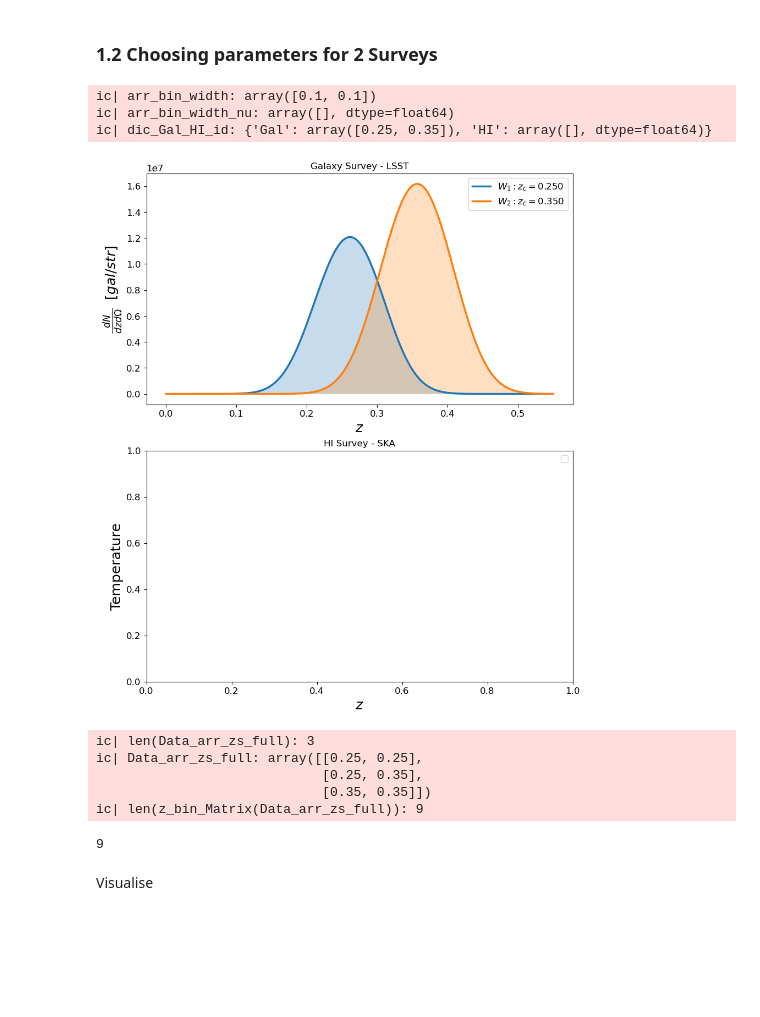
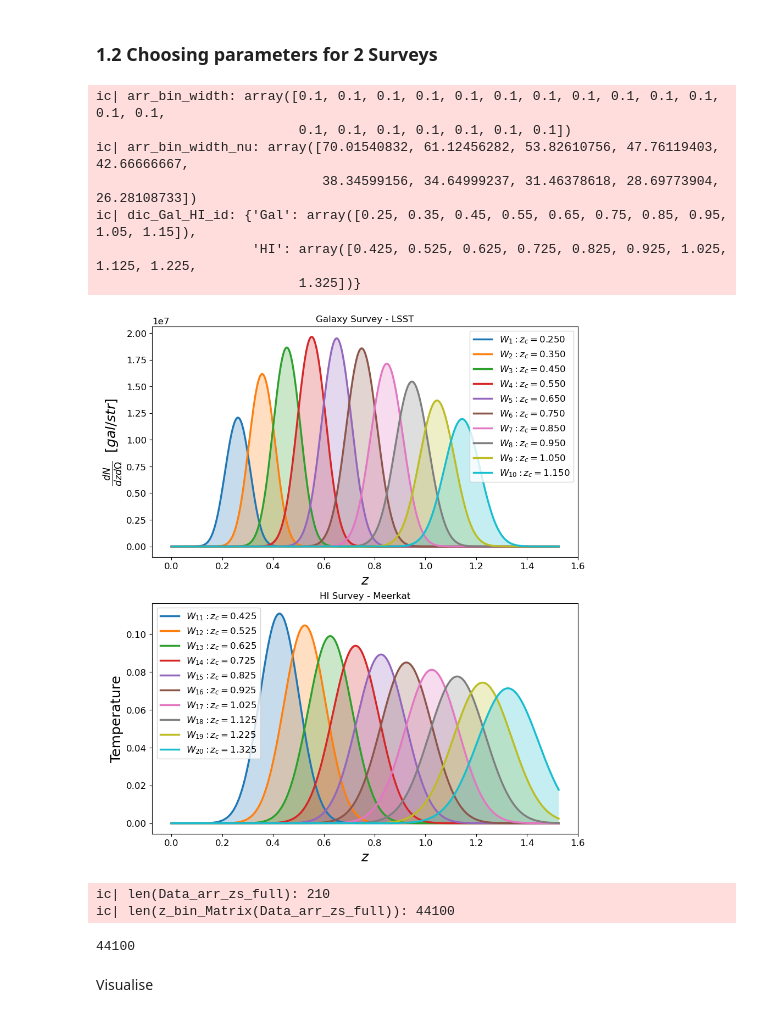
Before and after one commit to GreenTS27/Photo_Surveys-HI_IM-Fisher_Matrix, a Jupyter notebook: Fisher_Matrix_C_ell_vs_w_t.ipynb, the cells around one changed output. Cells and saved outputs as stored; diff of their text form; code cells hidden in the pictures; blank space fills up the shorter version.

```diff
--- a/Fisher_Matrix_C_ell_vs_w_t.ipynb
+++ b/Fisher_Matrix_C_ell_vs_w_t.ipynb
@@ -950,9 +928,9 @@ def Temp_HI(z):
     return 0.055919 + 0.23242 * z - 0.024136 * z**2
 
 
-arr_z_central_MK = np.array( [0.4501, 0.5501, 0.6501, 0.7501,
-                              0.8501, 0.9501, 1.0501, 1.1501,
-                              1.2501, 1.3501] )               # Im includig 4 decimal in the form X.X01, so that the z_c differ from the Gal. bins
+arr_z_central_MK = np.array( [0.425, 0.525, 0.625, 0.725,
+                              0.825, 0.925, 1.025, 1.125,
+                              1.225, 1.325] )               # Im includig 4 decimal in the form X.X01, so that the z_c differ from the Gal. bins
 bin_width_MK = 0.1
 nu_ref = 1420.0 # MHz, frequency of the HI line
 arr_nu_central_MK = nu_ref / (arr_z_central_MK+1)
@@ -1072,19 +1050,15 @@ ic| f_sky_SKA: 0.48481368110953593
 Survey_Gal = "LSST"
 
 ### HI Surveys
-# Survey_HI = "Meerkat"
-Survey_HI = "SKA"
+Survey_HI = "Meerkat"
+# Survey_HI = "SKA"
 
 ####################################### Survey parameters ###############################################
-N_bins_Gal = 2
-N_bins_HI  = 0
+N_bins_Gal = 10
+N_bins_HI  = 10
 
 dic_f_sky={}
 if Survey_Gal == "Euclid":
-    # bias_func_Gal = gal_bias_Euclid
-    # N_gal_value = N_gal_Euclid
-
-    # arr_z_central_Gal = arr_z_central_Euclid
     func_pz = pz_Euclid
     z0_value = z0_Euclid
     N_gal_value = np.sum(arr_ngal_bin_Euclid)
@@ -1095,8 +1069,6 @@ if Survey_Gal == "Euclid":
     dic_f_sky["Gal"] = f_sky_Euclid
 
 elif Survey_Gal == "DES":
-    # N_gal_value = N_gal_DES
-    # arr_z_central_Gal = arr_z_central_DES
     func_pz = pz_DES
     z0_value = z0_DES
     N_gal_value = np.sum(arr_ngal_bin_DES)
@@ -1106,7 +1078,6 @@ elif Survey_Gal == "DES":
     dic_f_sky["Gal"] = f_sky_DES
 
 elif Survey_Gal == "LSST":
-    # arr_z_central_Gal = arr_z_central_LSST_Y10
     func_pz = pz_LSST_Y10
     z0_value = z0_LSST_Y10
     N_gal_value = N_gal_LSST_Y10_str
@@ -1160,14 +1131,6 @@ for i in range(N_bins_Total):
         nu_1 = nu_ref / ((arr_z_central_HI[index_HI]-bin_width_HI/2) + 1)
         nu_2 = nu_ref / ((arr_z_central_HI[index_HI]+bin_width_HI/2) + 1)
         arr_bin_width_nu[index_HI] =  np.abs( nu_1 - nu_2 )
-        # if Survey_HI == "Meerkat":
-        #     arr_z_central[i] = arr_z_central_MK[index_HI]
-        #     arr_bin_width[i] = bin_width_MK
-        #     # arr_bin_width[i] = np.abs(arr_z_central_MK[index_HI] - arr_z_central_MK[index_HI+1])/2
-
-        #     arr_bin_width_nu[index_HI] = nu_ref / (bin_width_MK+1)
-        #     # arr_bin_width_nu[index_HI] = np.abs(arr_nu_central_MK[index_HI] - arr_nu_central_MK[index_HI+1])/2
-        # if Survey_HI == "SKA":
 
 ic(arr_bin_width)
 ic(arr_bin_width_nu)
@@ -1217,30 +1180,31 @@ Data_arr_zs_full= np.zeros( (int(N_bins_Total*(N_bins_Total+1)/2), 2) )   # The
 count = 0
 for i in range(N_bins_Total):
 
     z_c_i = arr_z_central[i]
     Data_arr_zs_auto[i] = np.array( [z_c_i, z_c_i] )
 
     for j in range( N_bins_Total -i ):
         z_c_j = arr_z_central[i+j]  # We do i+j since we don't want to repeat combinations
         Data_arr_zs_full[count] = np.array( [z_c_i, z_c_j] )
         count+=1
 
 
 # ic(Data_arr_zs_full)
 ic((len(Data_arr_zs_full)))
-ic((Data_arr_zs_full))
+# ic((Data_arr_zs_full))
 ic(len(z_bin_Matrix(Data_arr_zs_full)))
 # %% [output]
-ic| arr_bin_width: array([0.1, 0.1])
-ic| arr_bin_width_nu: array([], dtype=float64)
-ic| dic_Gal_HI_id: {'Gal': array([0.25, 0.35]), 'HI': array([], dtype=float64)}
+ic| arr_bin_width: array([0.1, 0.1, 0.1, 0.1, 0.1, 0.1, 0.1, 0.1, 0.1, 0.1, 0.1, 0.1, 0.1,
+                          0.1, 0.1, 0.1, 0.1, 0.1, 0.1, 0.1])
+ic| arr_bin_width_nu: array([70.01540832, 61.12456282, 53.82610756, 47.76119403, 42.66666667,
+                             38.34599156, 34.64999237, 31.46378618, 28.69773904, 26.28108733])
+ic| dic_Gal_HI_id: {'Gal': array([0.25, 0.35, 0.45, 0.55, 0.65, 0.75, 0.85, 0.95, 1.05, 1.15]),
+                    'HI': array([0.425, 0.525, 0.625, 0.725, 0.825, 0.925, 1.025, 1.125, 1.225,
+                          1.325])}
-[figure, old version]
+[figure, new version]
-ic| len(Data_arr_zs_full): 3
-ic| Data_arr_zs_full: array([[0.25, 0.25],
-                             [0.25, 0.35],
-                             [0.35, 0.35]])
-ic| len(z_bin_Matrix(Data_arr_zs_full)): 9
+ic| len(Data_arr_zs_full): 210
+ic| len(z_bin_Matrix(Data_arr_zs_full)): 44100
-9
+44100
 # %% [markdown]
 Visualise
 # %%
```
Also changed, not shown: parts of 15 cells of this notebook.
